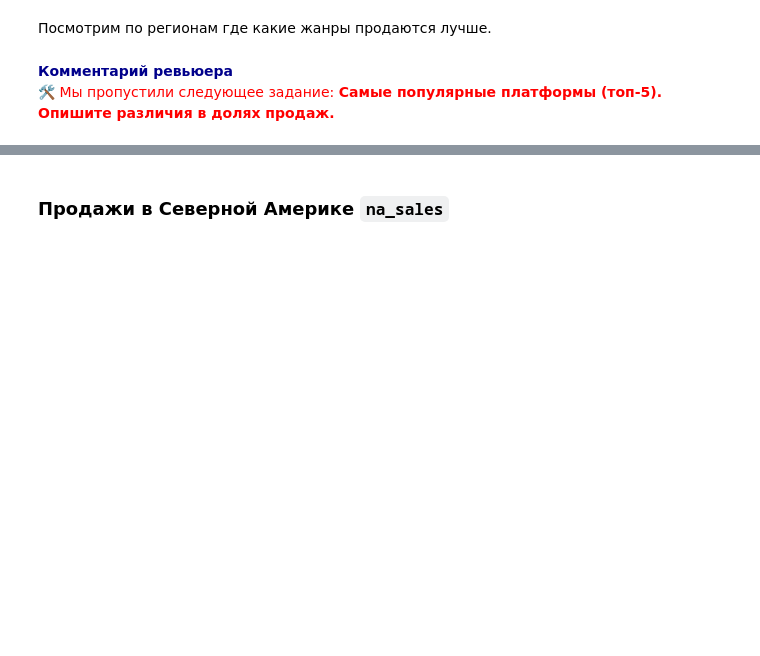
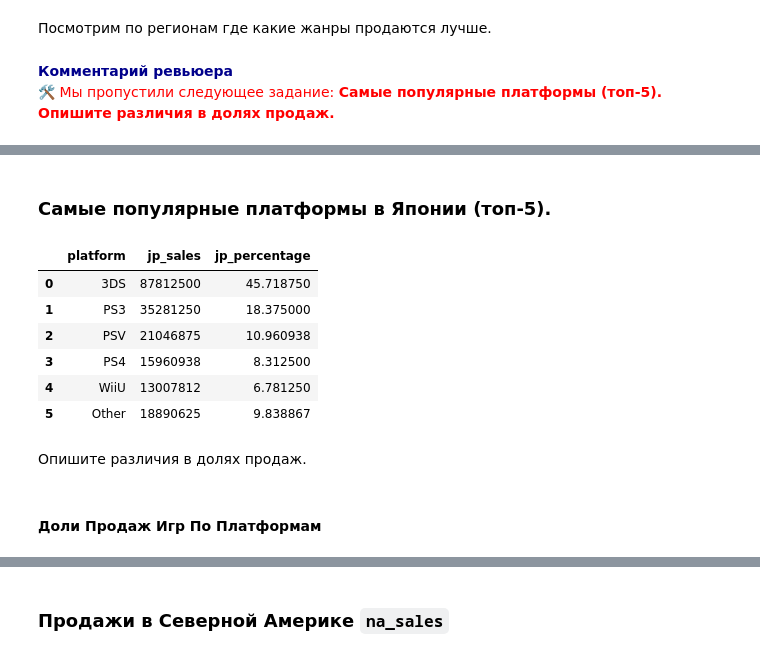
Before and after one commit to zabelin-ds/practicum, a Jupyter notebook: 05_project/gather_02.ipynb, the cells around one changed output, grey strips where cells are left out. Drawn from its saved outputs; the diff is of its cells as text; code cells hidden in the pictures; blank space fills up the shorter version.

```diff
--- a/05_project/gather_02.ipynb
+++ b/05_project/gather_02.ipynb
@@ -1502,0 +1663,2 @@ sns.barplot(data=games_genre,
+# %% [markdown]
+### Самые популярные платформы в Японии (топ-5).
@@ -1502,0 +1671,53 @@ sns.barplot(data=games_genre,
+# %%
+all_jp_sales = int(
+    games_platforms_jp['jp_sales'].sum()
+)
+# %%
+games_platforms_jp = games_platforms_jp.groupby(by='platform').sum()
+games_platforms_jp.reset_index(inplace=True)
+games_platforms_jp.sort_values(by='jp_sales', ascending=False, inplace=True)
+
+games_platforms_jp.drop(
+    games_platforms_jp.iloc[5: ].index
+    , inplace=True
+)
+
+games_platforms_jp['jp_percentage'] = (
+        (games_platforms_jp['jp_sales']
+         / all_jp_sales) * 100
+    )
+
+games_platforms_jp['jp_percentage'] = np.around(
+    a=games_platforms_jp['jp_percentage'],
+    decimals=2
+)
+games_platforms_jp['jp_sales'] = round(games_platforms_jp['jp_sales'] * 1_000_000)
+games_platforms_jp['jp_sales'] = games_platforms_jp['jp_sales'].astype('uint32')
+# %%
+games_platforms_jp.reset_index(drop=True, inplace=True)
+
+other_sales_jp = (
+    (all_jp_sales * 1_000_000)
+    - games_platforms_jp['jp_sales'].sum()
+)
+
+other_perc_jp = (
+    other_sales_jp
+    / (all_jp_sales * 10_000)
+)
+
+games_platforms_jp.loc[len(games_platforms_jp.index)] = ['Other', other_sales_jp, other_perc_jp]
+# %%
+display(games_platforms_jp)
+# %% [output]
+|  | platform | jp_sales | jp_percentage |
+| 0 | 3DS | 87812500 | 45.718750 |
+| 1 | PS3 | 35281250 | 18.375000 |
+| 2 | PSV | 21046875 | 10.960938 |
+| 3 | PS4 | 15960938 | 8.312500 |
+| 4 | WiiU | 13007812 | 6.781250 |
+| 5 | Other | 18890625 | 9.838867 |
+# %% [markdown]
+Опишите различия в долях продаж.
+# %% [markdown]
+#### Доли Продаж Игр По Платформам
```
Also changed, not shown: parts of 81 cells of this notebook.
